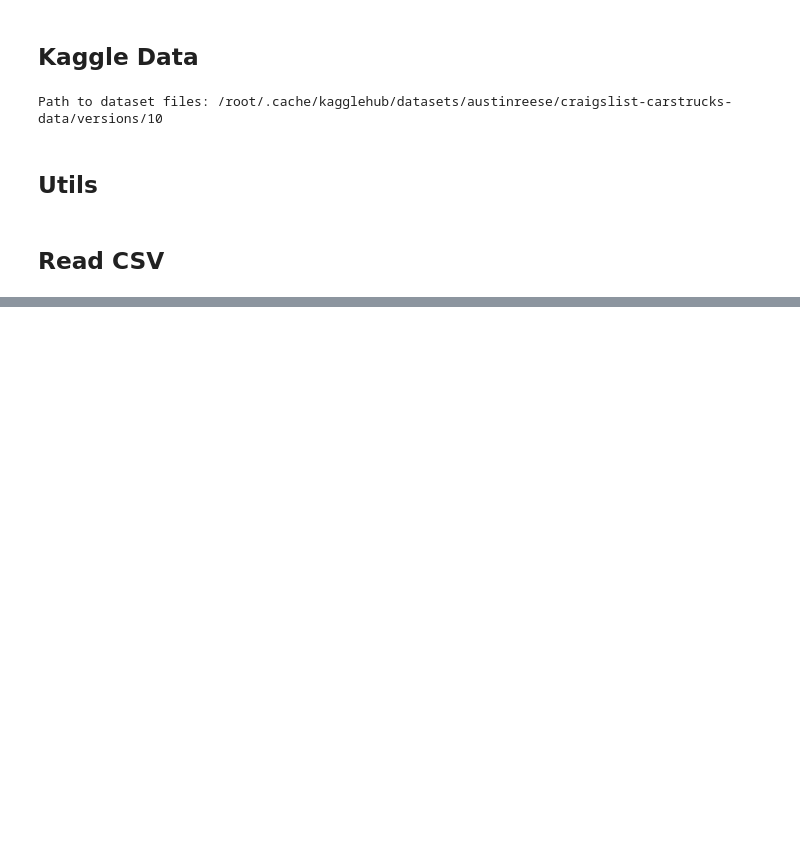
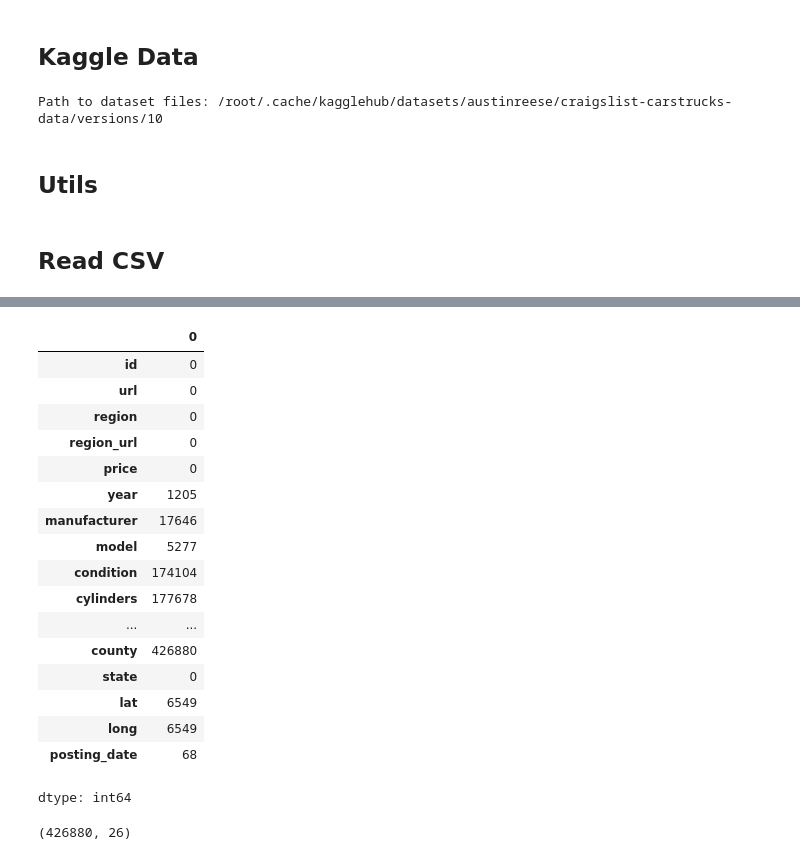
Before and after one commit to zeerau/TDI_Projects, a Jupyter notebook: Data Cleaning/week11/week11.ipynb, the cells around one changed output, grey strips where cells are left out. Saved outputs shown, nothing was run; the diff lists cells and outputs as text; code cells hidden in the pictures; blank space fills up the shorter version.

```diff
--- a/Data Cleaning/week11/week11.ipynb
+++ b/Data Cleaning/week11/week11.ipynb
@@ -38,3 +35,28 @@ used_cars_df.head()
 | 2 | 7221797935 | https://keys.craigslist.org/cto/d... | florida keys | https://keys.craigslist.org | 21000 | NaN | NaN | NaN | NaN | NaN | ... |
 | 3 | 7222270760 | https://worcester.craigslist.org/... | worcester / central MA | https://worcester.craigslist.org | 1500 | NaN | NaN | NaN | NaN | NaN | ... |
 | 4 | 7210384030 | https://greensboro.craigslist.org... | greensboro | https://greensboro.craigslist.org | 4900 | NaN | NaN | NaN | NaN | NaN | ... |
+# %%
+used_cars_df.isna().sum()
+# %% [output]
+|  | 0 |
+| id | 0 |
+| url | 0 |
+| region | 0 |
+| region_url | 0 |
+| price | 0 |
+| year | 1205 |
+| manufacturer | 17646 |
+| model | 5277 |
+| condition | 174104 |
+| cylinders | 177678 |
+| ... | ... |
+| county | 426880 |
+| state | 0 |
+| lat | 6549 |
+| long | 6549 |
+| posting_date | 68 |
+dtype: int64
+# %%
+used_cars_df.shape
+# %% [output]
+(426880, 26)
```
Also changed, not shown: parts of 8 cells of this notebook.
